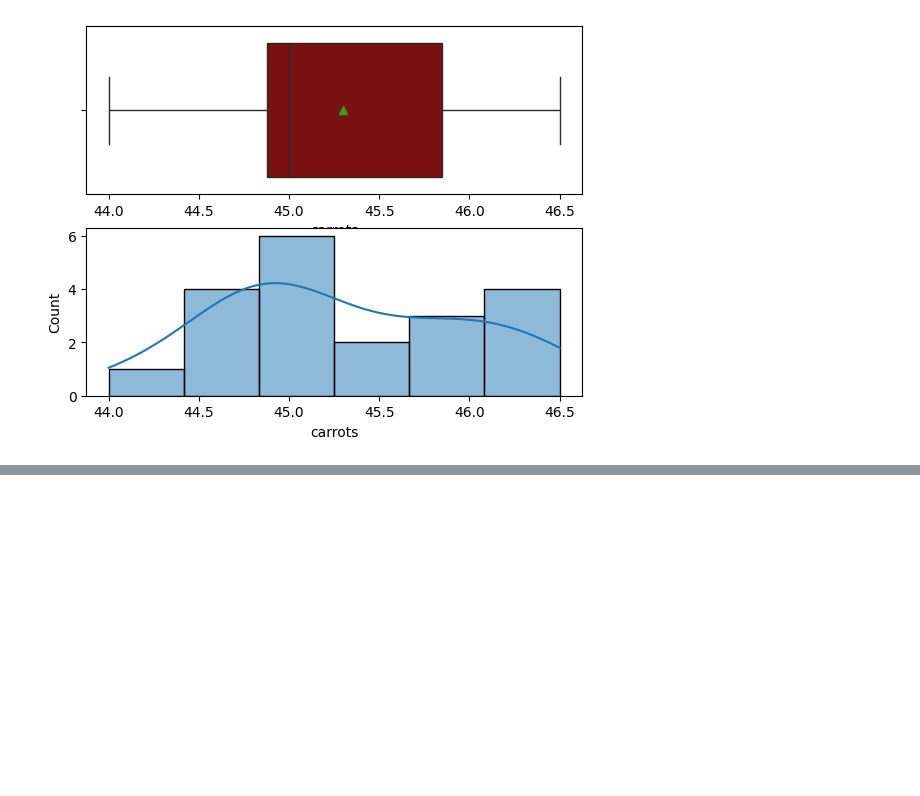
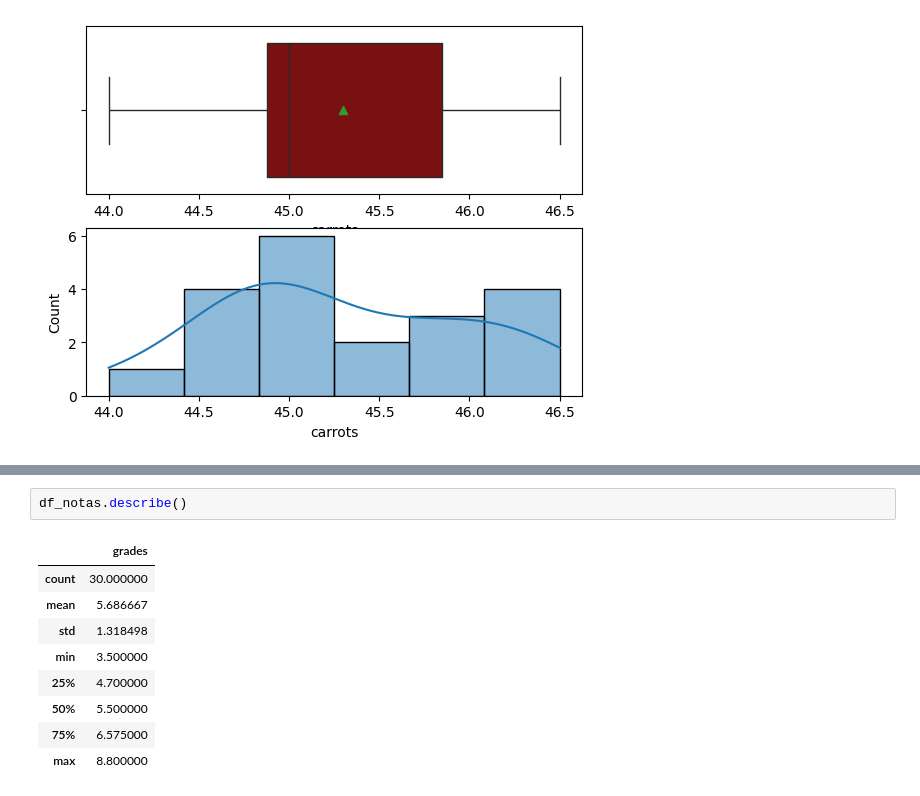
Before and after one commit to PauloViniciusR/Estatistica_dados, a Jupyter notebook: Estatistica_Descritiva/07_outliers_boxplots.ipynb, the cells around one changed output, grey strips where cells are left out. Saved outputs shown, nothing was run; the diff lists cells and outputs as text; blank space fills up the shorter version.

```diff
--- a/Estatistica_Descritiva/07_outliers_boxplots.ipynb
+++ b/Estatistica_Descritiva/07_outliers_boxplots.ipynb
@@ -436,0 +456,12 @@ plt.show()
+# %%
+df_notas.describe()
+# %% [output]
+|  | grades |
+| count | 30.000000 |
+| mean | 5.686667 |
+| std | 1.318498 |
+| min | 3.500000 |
+| 25% | 4.700000 |
+| 50% | 5.500000 |
+| 75% | 6.575000 |
+| max | 8.800000 |
```
Also changed, not shown: parts of 4 cells of this notebook, 1 other file.
